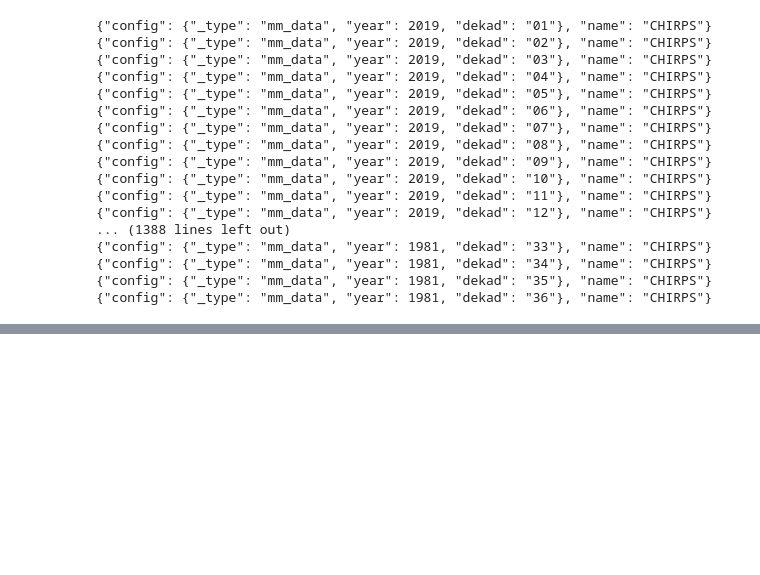
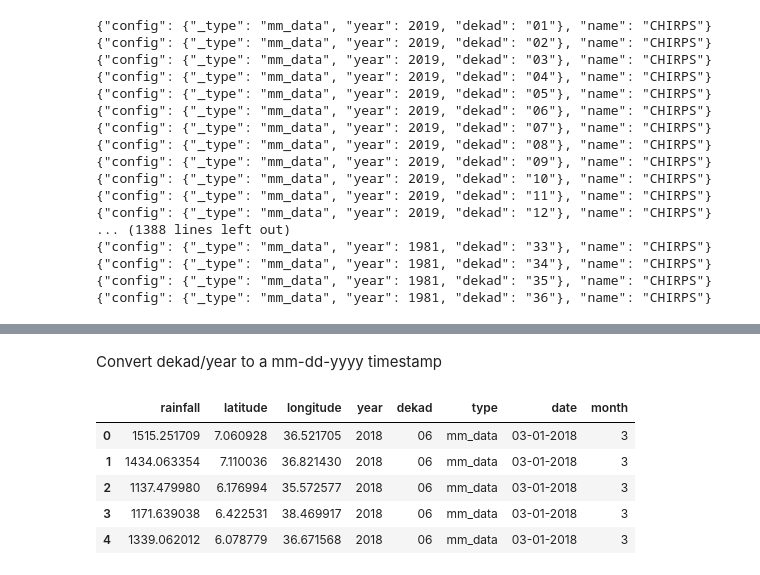
Before and after one commit to WorldModelers/ModelService, a Jupyter notebook: Model-Outputs/Chirps.ipynb, the cells around one changed output, grey strips where cells are left out. Drawn from its saved outputs; the diff is of its cells as text; code cells hidden in the pictures; blank space fills up the shorter version.

```diff
--- a/Chirps.ipynb
+++ b/Model-Outputs/Chirps.ipynb
@@ -227,0 +540,2 @@ prep_p(session,"CHIRPS",mmatrix,["_type","year","dekad"])
+# %% [markdown]
+Convert dekad/year to a mm-dd-yyyy timestamp
@@ -227,0 +546,9 @@ prep_p(session,"CHIRPS",mmatrix,["_type","year","dekad"])
+# %%
+df_combined.head()
+# %% [output]
+|  | rainfall | latitude | longitude | year | dekad | type | date | month |
+| 0 | 1515.251709 | 7.060928 | 36.521705 | 2018 | 06 | mm_data | 03-01-2018 | 3 |
+| 1 | 1434.063354 | 7.110036 | 36.821430 | 2018 | 06 | mm_data | 03-01-2018 | 3 |
+| 2 | 1137.479980 | 6.176994 | 35.572577 | 2018 | 06 | mm_data | 03-01-2018 | 3 |
+| 3 | 1171.639038 | 6.422531 | 38.469917 | 2018 | 06 | mm_data | 03-01-2018 | 3 |
+| 4 | 1339.062012 | 6.078779 | 36.671568 | 2018 | 06 | mm_data | 03-01-2018 | 3 |
```
Also changed, not shown: parts of 46 cells of this notebook.
